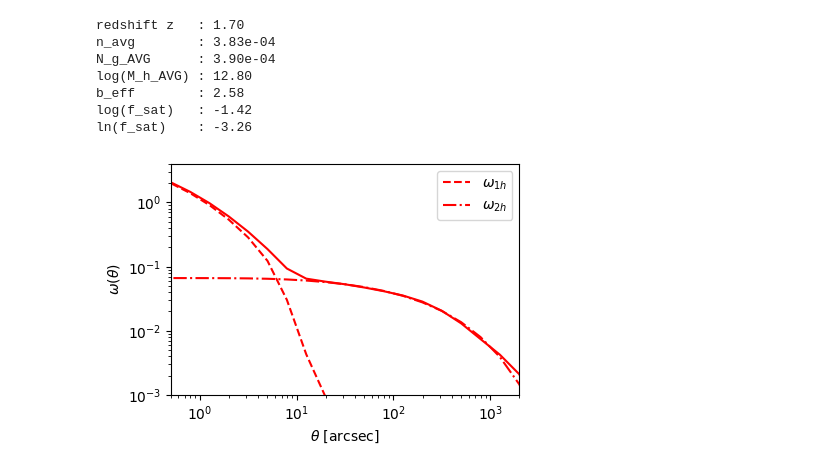
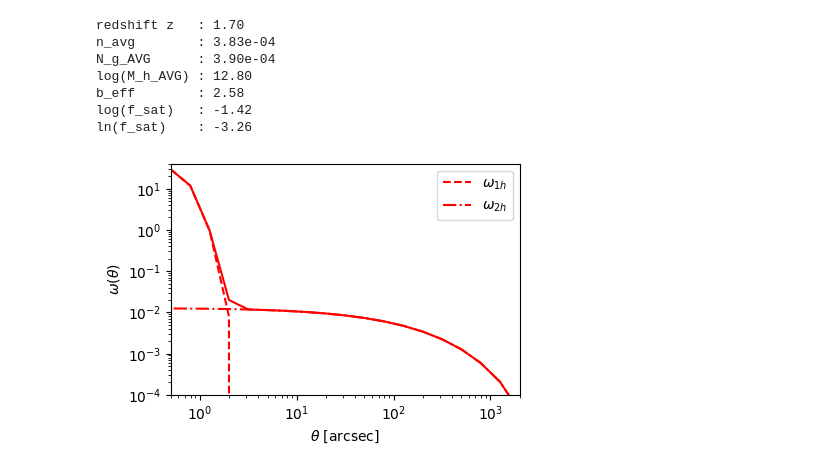
Before and after one commit to Ferr013/HOD, a Jupyter notebook: HOD_test.ipynb, the cells around one changed output. Drawn from its saved outputs; the diff is of its cells as text; code cells hidden in the pictures.

```diff
--- a/HOD_test.ipynb
+++ b/HOD_test.ipynb
@@ -418,27 +418,44 @@ M_sat, M_min, sigma_logM, alpha = 10**14.78, 10**12.46, 0.2, 1.0
 z_array = np.array([1.3, 1.4, 1.5, 1.6, 1.7, 1.8, 1.9, 2.0, 2.1])
 N_z_nrm = np.array([1.0, 1.0, 1.0, 1.0, 1.0, 1.0, 1.0, 1.0, 1.0])
 
+z = 5.9
+M_sat, M_min, sigma_logM, alpha = 10**13.73, 10**12.09, 0.2, 1.0
+# M_sat, M_min, sigma_logM, alpha = 10**14.73, 10**13.09, 0.2, 1.0
+data = [
+(5.500000e+00, 2.321580e-02),
+(5.600000e+00, 5.284060e-02),
+(5.700000e+00, 1.436010e-01),
+(5.800000e+00, 1.481370e-01),
+(5.900000e+00, 1.036900e-01),
+(6.000000e+00, 1.342000e-01),
+(6.100000e+00, 2.453660e-01),
+(6.200000e+00, 1.546640e-01),
+(6.300000e+00, 1.127430e-02)
+]
+z_array, N_z_nrm = np.array(data).T
+
+k_array = np.logspace(-5, 5, 100000)
 ttttttt = np.logspace(-0.5, 3.5, 21)
-o1, o2 = HOD_lowz.omega(ttttttt/206265, M_min, sigma_logM, M_sat, alpha, N_z_nrm, z_array)
+o1, o2 = HOD_lowz.omega(ttttttt/206265, M_min, sigma_logM, M_sat, alpha, N_z_nrm, z_array, k_array = k_array)
 # o1, o2 = HOD.omega_array(np.array([1, 5])/206265, M_min, sigma_logM, M_sat, alpha, N_z_nrm, z_array)
 # %%
 COL = 'k'
 fig, ax = plt.subplots(1, 1, figsize=(4.5, 3), sharex=False, sharey=False)
 # ax.plot(_theta_arcsec, omega1h, c = COL,ls = '--', label=r'$\omega_{1h}$')
 # ax.plot(_theta_arcsec, omega2h, c = COL,ls = '-.', label=r'$\omega_{2h}$')
 # ax.plot(_theta_arcsec, (omega1h+omega2h), c = COL,ls = '-')
 
 ax.plot(ttttttt, o1, c = 'r', ls = '--', label=r'$\omega_{1h}$')
 ax.plot(ttttttt, o2, c = 'r', ls = '-.', label=r'$\omega_{2h}$')
 ax.plot(ttttttt, o1+o2, c = 'r', ls = '-')
 
 ax.set_xscale('log')
 ax.set_yscale('log')
 ax.set_xlim((0.5,2e3))
-ax.set_ylim((1e-3,4e0)) if z < 3.7 else ax.set_ylim((1e-2,4e1))
+ax.set_ylim((1e-4,4e1))
 ax.set_xlabel(r'$\theta$ [arcsec]')
 ax.set_ylabel(r'$\omega$($\theta$)')
 plt.legend()
 plt.show()
 # %% [output]
-[figure, old version]
+[figure, new version]
```
Also changed, not shown: 1 other file.
